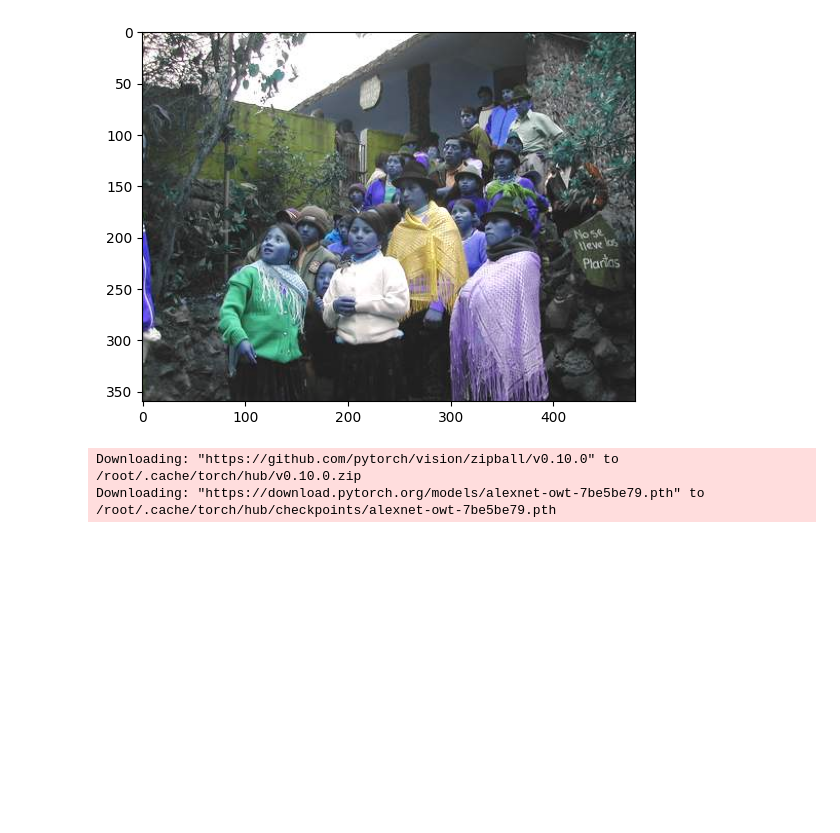
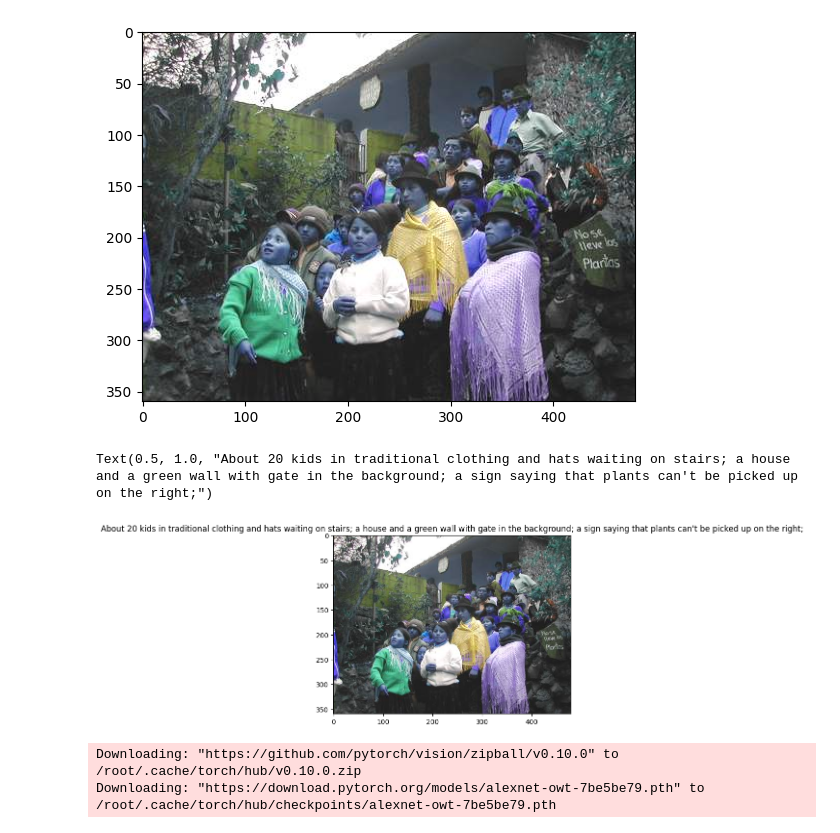
Before and after one commit to karti358/image_captioning, a Jupyter notebook: notebooks/captioning.ipynb, the cells around one changed output. Cells and saved outputs as stored; diff of their text form; code cells hidden in the pictures; blank space fills up the shorter version.

```diff
--- a/notebooks/captioning.ipynb
+++ b/notebooks/captioning.ipynb
@@ -68,0 +103,21 @@ import pytorch_lightning as pl
+# %%
+class CaptionDataset(torch.utils.data.Dataset):
+  def __init__(self, links_array):
+    super().__init__()
+    self.links_array = links_array
+
+  def __len__(self, ):
+    return len(self.links_array)
+
+  def __getitem__(self, idx):
+    img_path, annot = self.links_array[idx]
+    img = cv2.imread(img_path)
+    return img, annot
+
+sample_dataset = CaptionDataset(data)
+img, text = sample_dataset[0]
+plt.imshow(img)
+plt.title(text)
+# %% [output]
+Text(0.5, 1.0, "About 20 kids in traditional clothing and hats waiting on stairs; a house and a green wall with gate in the background; a sign saying that plants can't be picked up on the right;")
+[figure, added]
```
Also changed, not shown: parts of 6 cells of this notebook.
